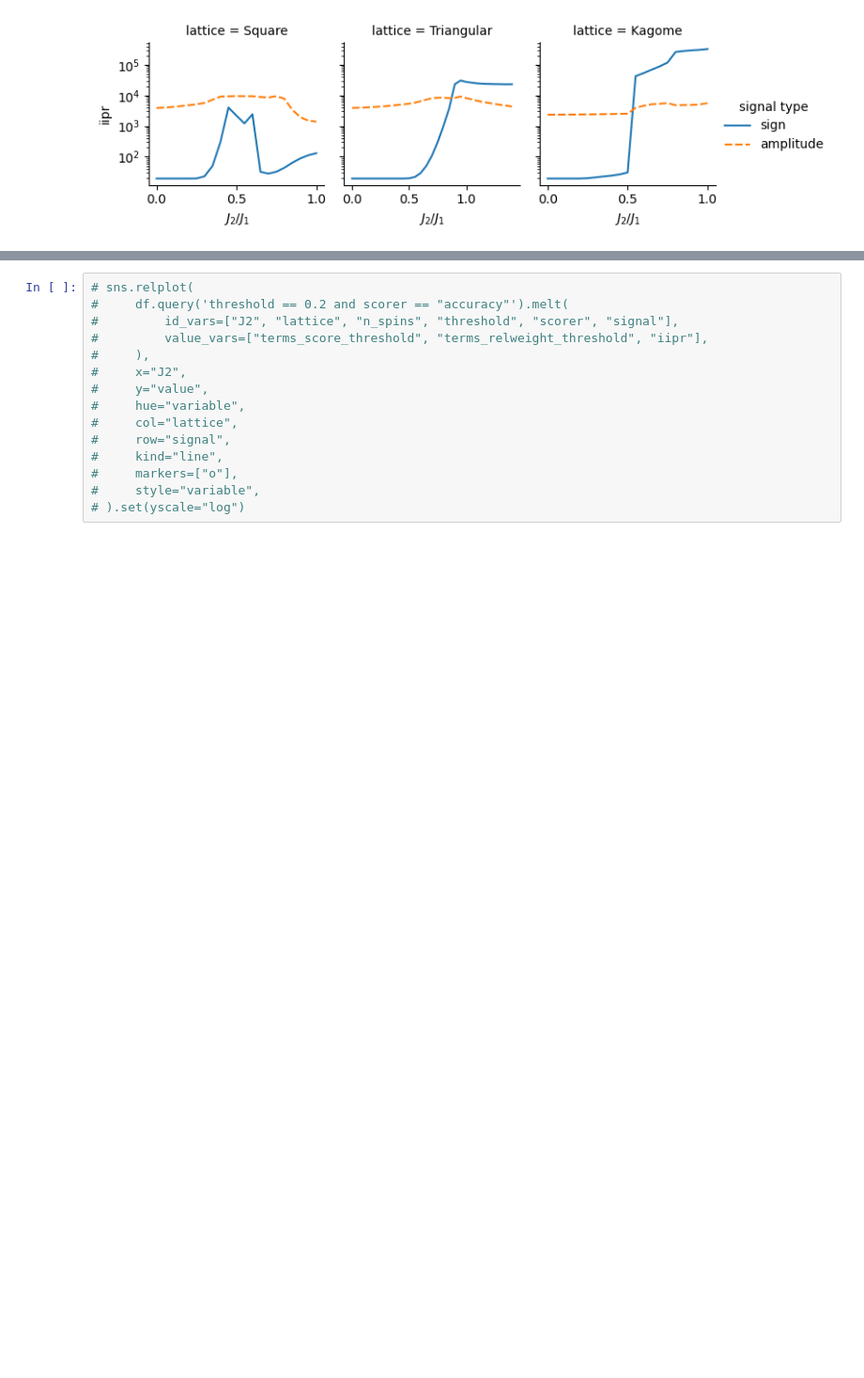
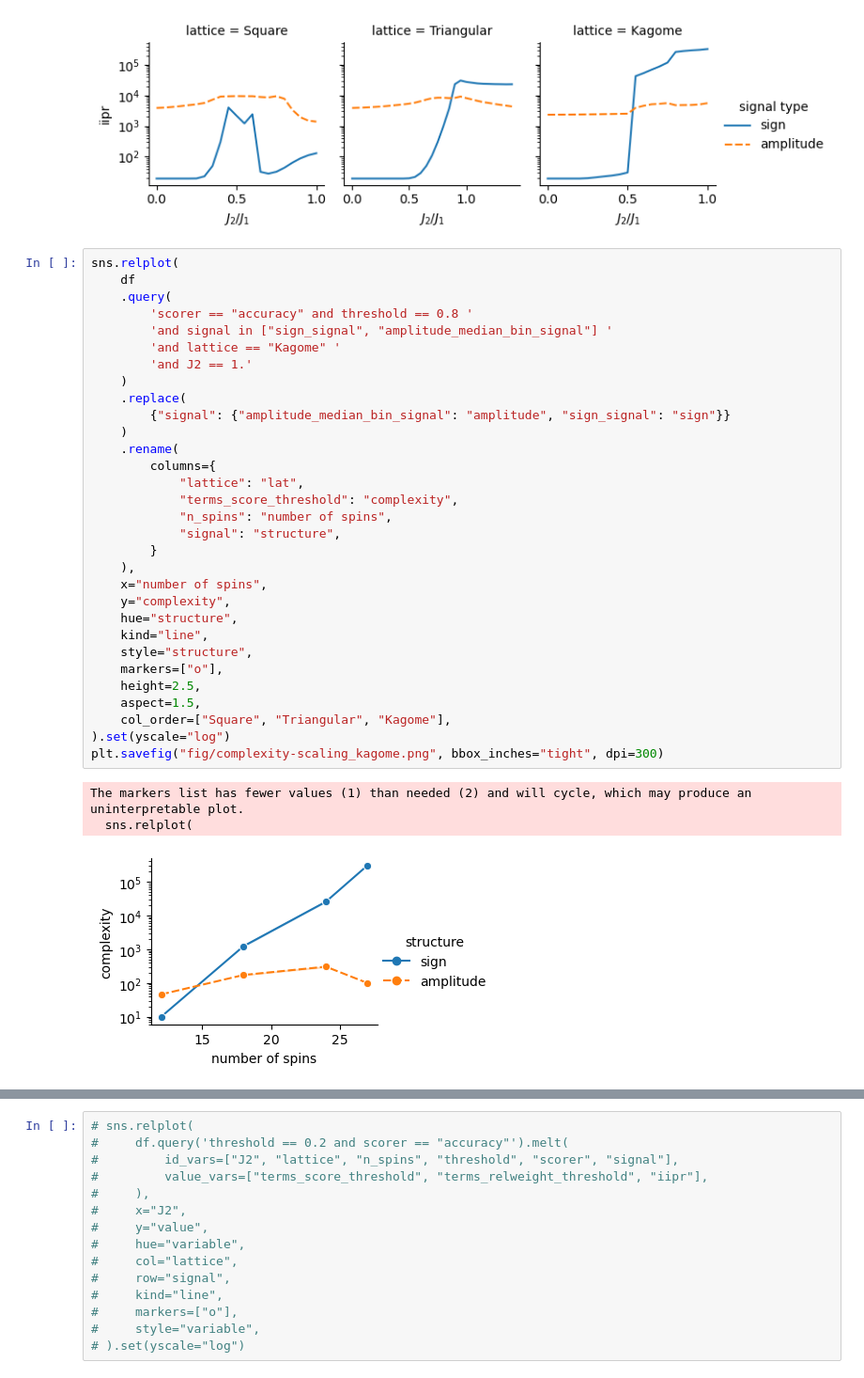
Before and after one commit to ischurov/frustrations-eda, a Jupyter notebook: fourier_paper_reproduction.ipynb, the cells around one changed output, grey strips where cells are left out. Shown at 94% size. Drawn from its saved outputs; the diff is of its cells as text; blank space fills up the shorter version.

```diff
--- a/fourier_paper_reproduction.ipynb
+++ b/fourier_paper_reproduction.ipynb
@@ -321,6 +349,41 @@ sns.relplot(
 plt.savefig("fig/signs-vs-amplitudes-complexity.pdf", bbox_inches="tight")
 # %% [output]
 [figure]
+# %%
+sns.relplot(
+    df
+    .query(
+        'scorer == "accuracy" and threshold == 0.8 '
+        'and signal in ["sign_signal", "amplitude_median_bin_signal"] '
+        'and lattice == "Kagome" '
+        'and J2 == 1.'
+    )
+    .replace(
+        {"signal": {"amplitude_median_bin_signal": "amplitude", "sign_signal": "sign"}}
+    )
+    .rename(
+        columns={
+            "lattice": "lat",
+            "terms_score_threshold": "complexity",
+            "n_spins": "number of spins",
+            "signal": "structure",
+        }
+    ),
+    x="number of spins",
+    y="complexity",
+    hue="structure",
+    kind="line",
+    style="structure",
+    markers=["o"],
+    height=2.5,
+    aspect=1.5,
+    col_order=["Square", "Triangular", "Kagome"],
+).set(yscale="log")
+plt.savefig("fig/complexity-scaling_kagome.png", bbox_inches="tight", dpi=300)
+# %% [output]
+The markers list has fewer values (1) than needed (2) and will cycle, which may produce an uninterpretable plot.
+  sns.relplot(
+[figure, added]
 # %%
 sns.relplot(
     pd.concat(
```
Also changed, not shown: parts of 4 cells of this notebook, 15 other files.
